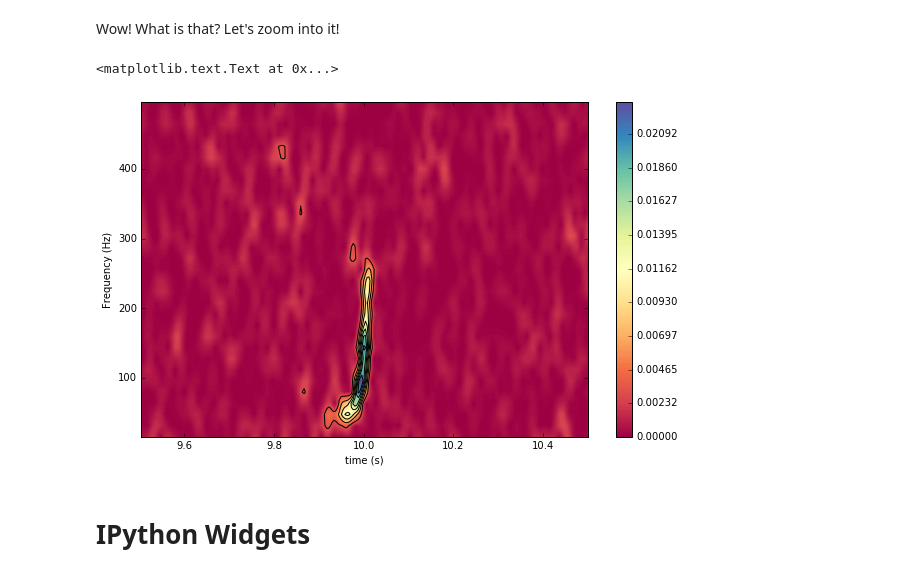
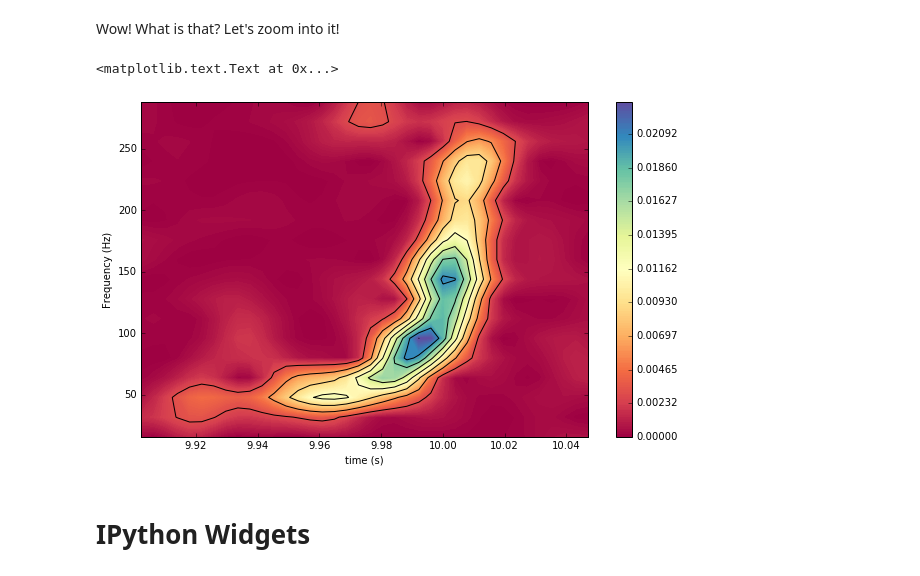
Before and after one commit to AeroPython/basic-python-packages-for-science, a Jupyter notebook: Basic Python Packages for Science.ipynb, the cells around one changed output. Cells and saved outputs as stored; diff of their text form; code cells hidden in the pictures.

```diff
--- a/Basic Python Packages for Science.ipynb
+++ b/Basic Python Packages for Science.ipynb
@@ -511,25 +511,25 @@ plt.colorbar()
 # %% [markdown]
 Wow! What is that? Let's zoom into it!
 # %%
-time_frontiers = [9.8, 10.5]
-freq_frontiers = [0, 500]
+time_frontiers = [9.9, 10.05]
+freq_frontiers = [0, 300]
 
 time_index = [np.argmax(time_vector>time_frontiers[0]),
                       np.argmax(time_vector>time_frontiers[1])]
 freq_index = [np.argmax(frequency_vector>freq_frontiers[0]),
                       np.argmax(frequency_vector>freq_frontiers[1])]
 time_window = time_2D[freq_index[0]:freq_index[1],time_index[0]:time_index[1]]
 freq_window = freq_2D[freq_index[0]:freq_index[1],time_index[0]:time_index[1]]
 intens_window = intensity_matrix[freq_index[0]:freq_index[1],time_index[0]:time_index[1]]
 plt.figure(figsize=(10,6))
 plt.contourf(time_window, freq_window,intens_window,np.linspace(0, 0.02313, 200),cmap = plt.cm.Spectral)
 plt.colorbar()
 plt.contour(time_window, freq_window,intens_window,np.linspace(0, 0.02313, 9), colors='k')
 plt.xlabel('time (s)')
 plt.ylabel('Frequency (Hz)')
 # %% [output]
 <matplotlib.text.Text at 0x...>
-[figure, old version]
+[figure, new version]
 # %% [markdown]
 # IPython Widgets
 # %% [markdown]
```
